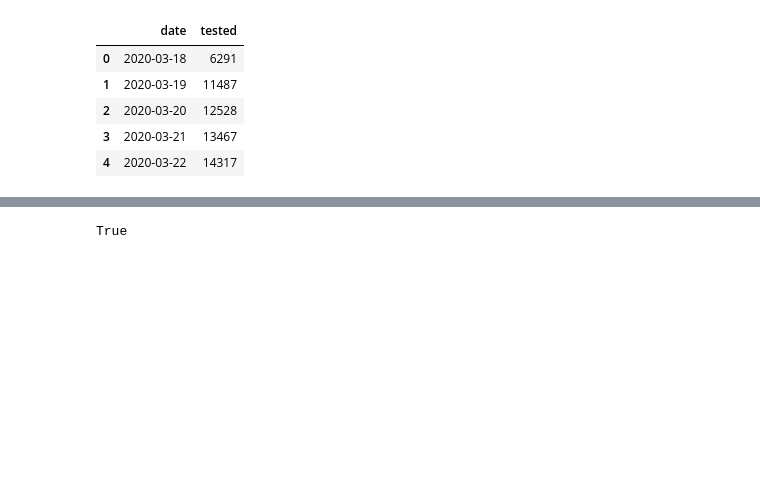
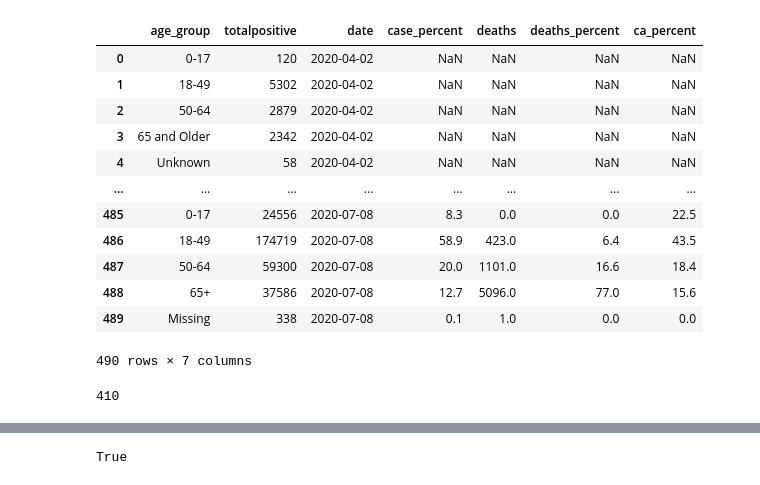
Before and after one commit to rohithravin/COVID-19-Dashboard, a Jupyter notebook: notebooks/Cali_Corona_Data_Exploration.ipynb, the cells around one changed output, grey strips where cells are left out. Saved outputs shown, nothing was run; the diff lists cells and outputs as text; code cells hidden in the pictures; blank space fills up the shorter version.

```diff
--- a/notebooks/Cali_Corona_Data_Exploration.ipynb
+++ b/notebooks/Cali_Corona_Data_Exploration.ipynb
@@ -13,13 +13,24 @@ cali_corona_cases_url = "https://data.ca.gov/dataset/590188d5-8545-4c93-a9a0-e23
 cali_corona_testing_url = "https://data.ca.gov/dataset/efd6b822-7312-477c-922b-bccb82025fbe/resource/b6648a0d-ff0a-4111-b80b-febda2ac9e09/download/statewide_testing.csv"
 # %%
 cali_corona_testing_data = pd.read_csv(cali_corona_testing_url)
-cali_corona_cases_data = pd.read_csv(cali_corona_cases_url)
+cali_corona_cases_age = pd.read_csv(cali_corona_cases_age_url)
-# %%
-cali_corona_testing_data.head()
-# %% [output]
-|  | date | tested |
-| 0 | 2020-03-18 | 6291 |
-| 1 | 2020-03-19 | 11487 |
-| 2 | 2020-03-20 | 12528 |
-| 3 | 2020-03-21 | 13467 |
-| 4 | 2020-03-22 | 14317 |
+# %%
+cali_corona_cases_age.head(500)
+# %% [output]
+|  | age_group | totalpositive | date | case_percent | deaths | deaths_percent | ca_percent |
+| 0 | 0-17 | 120 | 2020-04-02 | NaN | NaN | NaN | NaN |
+| 1 | 18-49 | 5302 | 2020-04-02 | NaN | NaN | NaN | NaN |
+| 2 | 50-64 | 2879 | 2020-04-02 | NaN | NaN | NaN | NaN |
+| 3 | 65 and Older | 2342 | 2020-04-02 | NaN | NaN | NaN | NaN |
+| 4 | Unknown | 58 | 2020-04-02 | NaN | NaN | NaN | NaN |
+| ... | ... | ... | ... | ... | ... | ... | ... |
+| 485 | 0-17 | 24556 | 2020-07-08 | 8.3 | 0.0 | 0.0 | 22.5 |
+| 486 | 18-49 | 174719 | 2020-07-08 | 58.9 | 423.0 | 6.4 | 43.5 |
+| 487 | 50-64 | 59300 | 2020-07-08 | 20.0 | 1101.0 | 16.6 | 18.4 |
+| 488 | 65+ | 37586 | 2020-07-08 | 12.7 | 5096.0 | 77.0 | 15.6 |
+| 489 | Missing | 338 | 2020-07-08 | 0.1 | 1.0 | 0.0 | 0.0 |
+490 rows × 7 columns
+# %%
+cali_corona_cases_age.isnull().sum().sum()
+# %% [output]
+410
```
Also changed, not shown: parts of 1 cell of this notebook, 3 other files.
